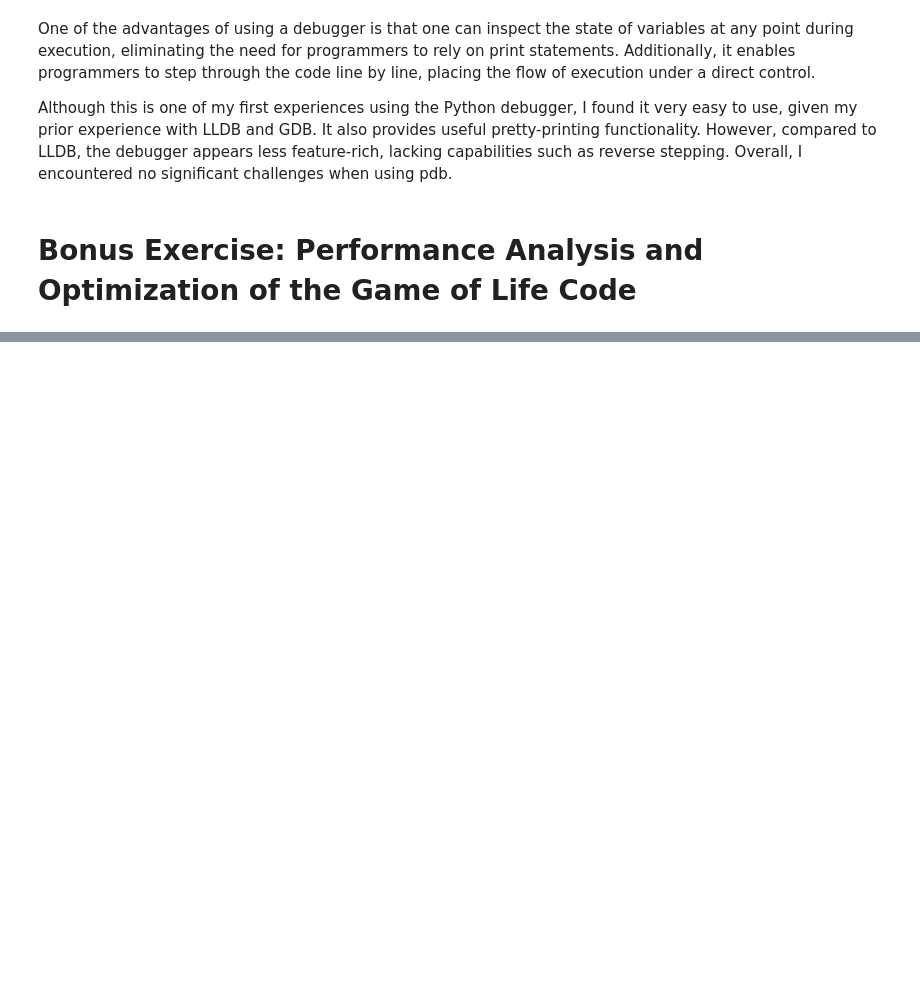
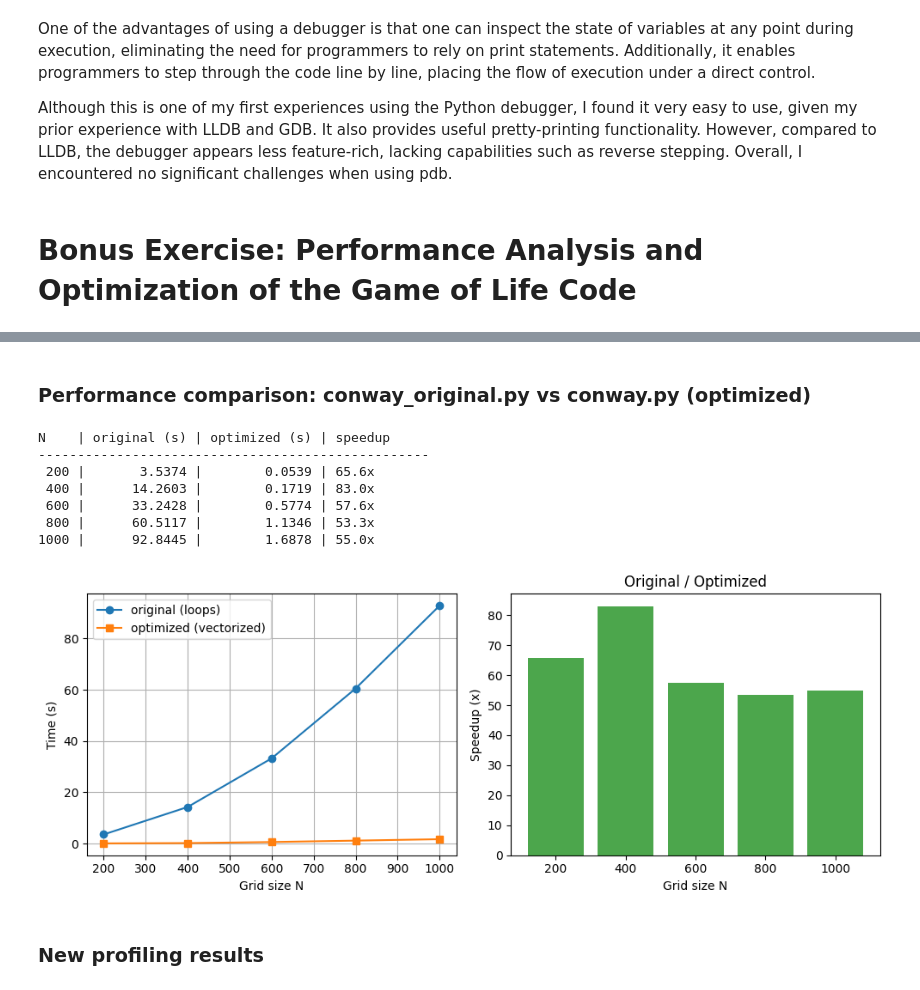
Before and after one commit to anson-ryea/dd2358-work, a Jupyter notebook: asm2/asm2.ipynb, the cells around one changed output, grey strips where cells are left out. Cells and saved outputs as stored; diff of their text form; code cells hidden in the pictures; blank space fills up the shorter version.

```diff
--- a/asm2/asm2.ipynb
+++ b/asm2/asm2.ipynb
@@ -383,0 +910,60 @@ Although this is one of my first experiences using the Python debugger, I found
+# %% [markdown]
+### Performance comparison: conway_original.py vs conway.py (optimized)
+# %%
+import sys, os, time
+import matplotlib.pyplot as plt
+
+if os.path.isfile(os.path.join(os.getcwd(), "asm2", "conway_original.py")):
+    sys.path.insert(0, os.path.join(os.getcwd(), "asm2"))
+else:
+    sys.path.insert(0, os.getcwd())
+import conway_original
+import conway
+
+num_iterations = 100
+grid_sizes = [200, 400, 600, 800, 1000]
+times_orig = []
+times_opt = []
+for N in grid_sizes:
+    grid = conway.randomGrid(N)
+    t0 = time.perf_counter()
+    g = grid.copy()
+    for _ in range(num_iterations):
+        g = conway_original.step(g, N)
+    times_orig.append(time.perf_counter() - t0)
+    t0 = time.perf_counter()
+    g = grid.copy()
+    for _ in range(num_iterations):
+        g = conway.step(g, N)
+    times_opt.append(time.perf_counter() - t0)
+speedups = [times_orig[i] / times_opt[i] for i in range(len(grid_sizes))]
+print("N    | original (s) | optimized (s) | speedup")
+print("-" * 50)
+for i, N in enumerate(grid_sizes):
+    print(f"{N:4} | {times_orig[i]:12.4f} | {times_opt[i]:13.4f} | {speedups[i]:.1f}x")
+fig, (ax1, ax2) = plt.subplots(1, 2, figsize=(10, 4))
+ax1.plot(grid_sizes, times_orig, "o-", label="original (loops)")
+ax1.plot(grid_sizes, times_opt, "s-", label="optimized (vectorized)")
+ax1.set_xlabel("Grid size N")
+ax1.set_ylabel("Time (s)")
+ax1.legend()
+ax1.grid(True)
+ax2.bar(range(len(grid_sizes)), speedups, color="green", alpha=0.7)
+ax2.set_xticks(range(len(grid_sizes)))
+ax2.set_xticklabels(grid_sizes)
+ax2.set_xlabel("Grid size N")
+ax2.set_ylabel("Speedup (x)")
+ax2.set_title("Original / Optimized")
+plt.tight_layout()
+plt.show()
+# %% [output]
+N    | original (s) | optimized (s) | speedup
+--------------------------------------------------
+ 200 |       3.5374 |        0.0539 | 65.6x
+ 400 |      14.2603 |        0.1719 | 83.0x
+ 600 |      33.2428 |        0.5774 | 57.6x
+ 800 |      60.5117 |        1.1346 | 53.3x
+1000 |      92.8445 |        1.6878 | 55.0x
+[figure, added]
+# %% [markdown]
+### New profiling results
```
Also changed, not shown: parts of 18 cells of this notebook, 37 other files.
